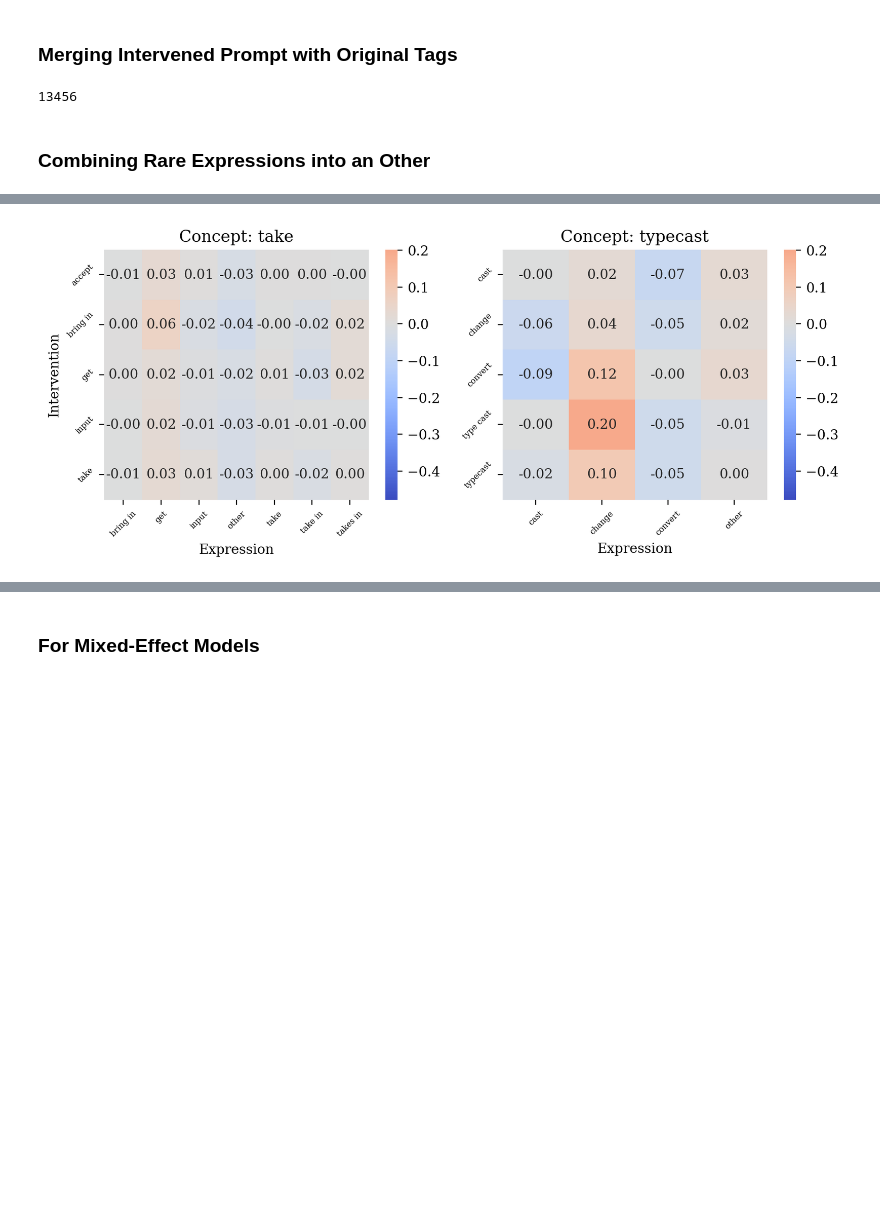
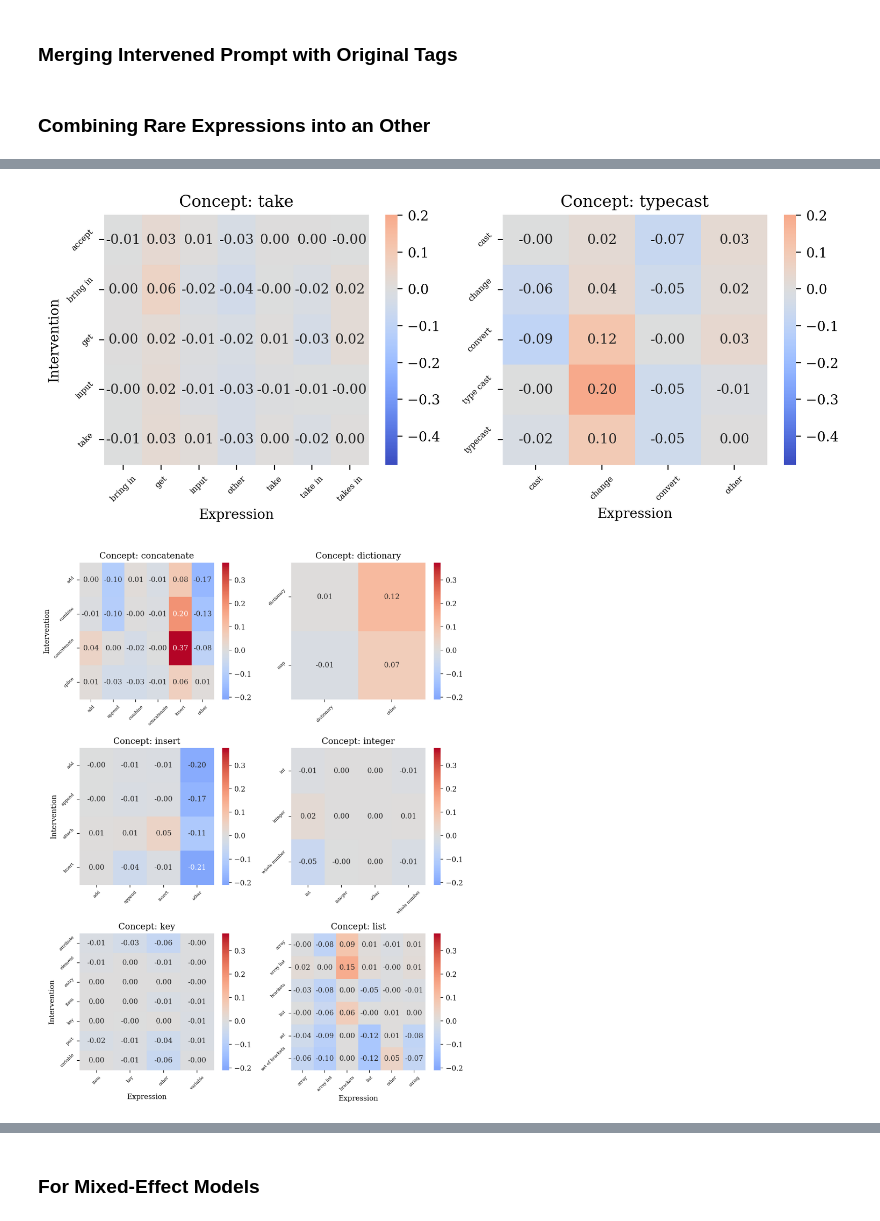
Before and after one commit to nuprl/substance-vs-style, a Jupyter notebook: causal_intervention/Generate heatmaps and inputs for mixed-effects models.ipynb, the cells around one changed output, grey strips where cells are left out. Saved outputs shown, nothing was run; the diff lists cells and outputs as text; code cells hidden in the pictures; blank space fills up the shorter version.

```diff
--- a/causal_intervention/Generate heatmaps and inputs for mixed-effects models.ipynb
+++ b/causal_intervention/Generate heatmaps and inputs for mixed-effects models.ipynb
@@ -25,3 +20,5 @@ llama3p1_8b_base_results = Path("/work/arjunguha-research-group/zi.wu/studenteva
+# %%
+ARCHIVE_PATH = "/work/arjunguha-research-group/projects/prompt_trajectories/causal_intervention"
 # %% [markdown]
 ### Load Results after Interventions
 # %%
@@ -257,30 +250,36 @@ array(['concatenate', 'dictionary', 'insert', 'integer', 'key', 'list',
 # %% [markdown]
 ### Merging Intervened Prompt with Original Tags
 # %%
-merged_df = pd.merge(base_merged_df, original_words_df, on=["studenteval_id", "intervention_category", "intervention"])
-merged_df.head()
-merged_df["pass1_diff"] = merged_df.pass1_x - merged_df.pass1_y
-assert len(merged_df) == len(base_merged_df)
-len(merged_df)
+def add_original_words(df):
+    merged_df = pd.merge(df, original_words_df, on=["studenteval_id", "intervention_category", "intervention"])
+    merged_df["pass1_diff"] = merged_df.pass1_x - merged_df.pass1_y
+    assert len(merged_df) == len(df)
+    return merged_df
+
+llama3p1_8b_with_originals_df = add_original_words(llama3p1_8b_base_df)
+llama3p1_70_with_originals_df = add_original_words(llama3p1_70b_base_df)
-# %% [output]
-13456
 # %% [markdown]
 ### Combining Rare Expressions into an Other
 # %%
-# Group by original_word and intervention_category
-def grouper(x):
-    return len(x) < 3
-grouped_df = merged_df.groupby(['original_word', 'intervention']).filter(grouper)
+def combine_rare_expressions(df):
+    # Group by original_word and intervention_category
+    def grouper(x):
+        return len(x) < 3
+    grouped_df = df.groupby(['original_word', 'intervention']).filter(grouper)
 
-# Create an updated version of merged_df where the original_word for all of the rows selected above is set to "other"
-simplified_merged_df = merged_df.copy()
-simplified_merged_df.loc[grouped_df.index, 'original_word'] = 'other'
+    # Create an updated version of merged_df where the original_word for all of
+    # the rows selected above is set to "other"
+    simplified_df = df.copy()
+    simplified_df.loc[grouped_df.index, 'original_word'] = 'other'
+    return simplified_df
+
+llama3p1_8b_with_others_df = combine_rare_expressions(llama3p1_8b_with_originals_df)
+llama3p1_70b_with_others_df = combine_rare_expressions(llama3p1_70_with_originals_df)
 # %%
-plt.rc('text', usetex=False)
 plt.rc('font', family='serif')
 
 
-def plot_heatmap(intervention_categories, output_path, nrows=3, ncols=2, figsize=(8.5, 11)):
+def plot_heatmap(df, intervention_categories, output_path, nrows=3, ncols=2, figsize=(8.5, 11)):
     global axes
     assert len(intervention_categories) <= 6
     # Create a figure with subplots for each intervention category
@@ -289,12 +288,12 @@ def plot_heatmap(intervention_categories, output_path, nrows=3, ncols=2, figsize
     axes = axes.flatten()  # Flatten the 2D array of axes for easier indexing
 
     # Determine the range of values for the heatmaps
-    category_means = simplified_merged_df.groupby(['original_word', 'intervention'])["pass1_diff"].mean()
+    category_means = df.groupby(['original_word', 'intervention'])["pass1_diff"].mean()
     vmin = category_means.min()
     vmax = category_means.max()
 
     for idx, category in enumerate(intervention_categories):
-        category_df = simplified_merged_df[simplified_merged_df.intervention_category == category].copy()
+        category_df = df[df.intervention_category == category].copy()
         category_df['intervention'] = category_df['intervention'].str.replace('_', ' ')
         category_df['original_word'] = category_df['original_word'].str.replace('_', ' ')
 
@@ -314,34 +313,39 @@ def plot_heatmap(intervention_categories, output_path, nrows=3, ncols=2, figsize
         # Create the heatmap on the corresponding subplot
         sns.heatmap(heatmap_data_mean, annot=heatmap_data_combined, fmt='',
                     cmap='coolwarm', center=0, ax=axes[idx],
                     vmin=vmin, vmax=vmax)
         axes[idx].tick_params(axis='x', rotation=45, labelsize=6)
         axes[idx].tick_params(axis='y', rotation=45, labelsize=6)
         if idx >= len(intervention_categories) - 2:
             axes[idx].set_xlabel("Expression")
         else:
             axes[idx].set_xlabel("")
         if idx % 2 == 0:
             axes[idx].set_ylabel("Intervention")
         else:
             axes[idx].set_ylabel("")
 
         # Set the title for each subplot
         axes[idx].set_title(f'Concept: {category}')
 
     # Adjust layout and display the plot
     plt.tight_layout()
     # Save to PDF
     plt.savefig(output_path, format="pdf")
     plt.show()
 
 # Get unique intervention categories
-intervention_categories = list(simplified_merged_df.intervention_category.unique())
+intervention_categories = list(llama3p1_8b_with_others_df.intervention_category.unique())
 
-plot_heatmap(intervention_categories[:6], "pass1_diff_heatmap_1.pdf")
-plot_heatmap(intervention_categories[6:12], "pass1_diff_heatmap_2.pdf")
-plot_heatmap(intervention_categories[12:], "pass1_diff_heatmap_3.pdf", nrows=1, ncols=2, figsize=(8.5, 11 / 3))
+plot_heatmap(llama3p1_8b_with_others_df, intervention_categories[:6], "pass1_diff_llama3p1_8b_heatmap_1.pdf")
+plot_heatmap(llama3p1_8b_with_others_df, intervention_categories[6:12], "pass1_diff_llama3p1_8b_heatmap_2.pdf")
+plot_heatmap(llama3p1_8b_with_others_df, intervention_categories[12:], "pass1_diff_llama3p1_8b_heatmap_3.pdf", nrows=1, ncols=2, figsize=(8.5, 11 / 3))
+
+plot_heatmap(llama3p1_70b_with_others_df, intervention_categories[:6], "pass1_diff_llama3p1_70b_heatmap_1.pdf")
+plot_heatmap(llama3p1_70b_with_others_df, intervention_categories[6:12], "pass1_diff_llama3p1_70b_heatmap_2.pdf")
+plot_heatmap(llama3p1_70b_with_others_df, intervention_categories[12:], "pass1_diff_llama3p1_70b_heatmap_3.pdf", nrows=1, ncols=2, figsize=(8.5, 11 / 3))
 # %% [output]
 [figure]
 [figure]
 [figure]
+[figure, added]
```
Also changed, not shown: parts of 10 cells of this notebook, 1 other file.
